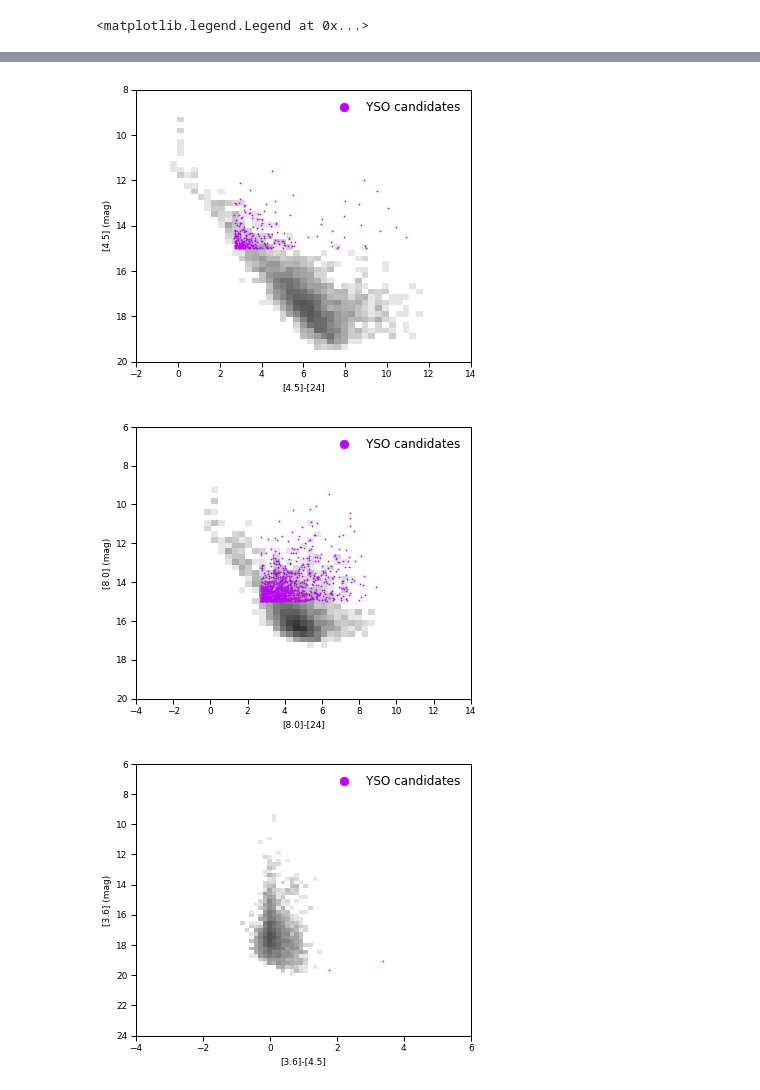
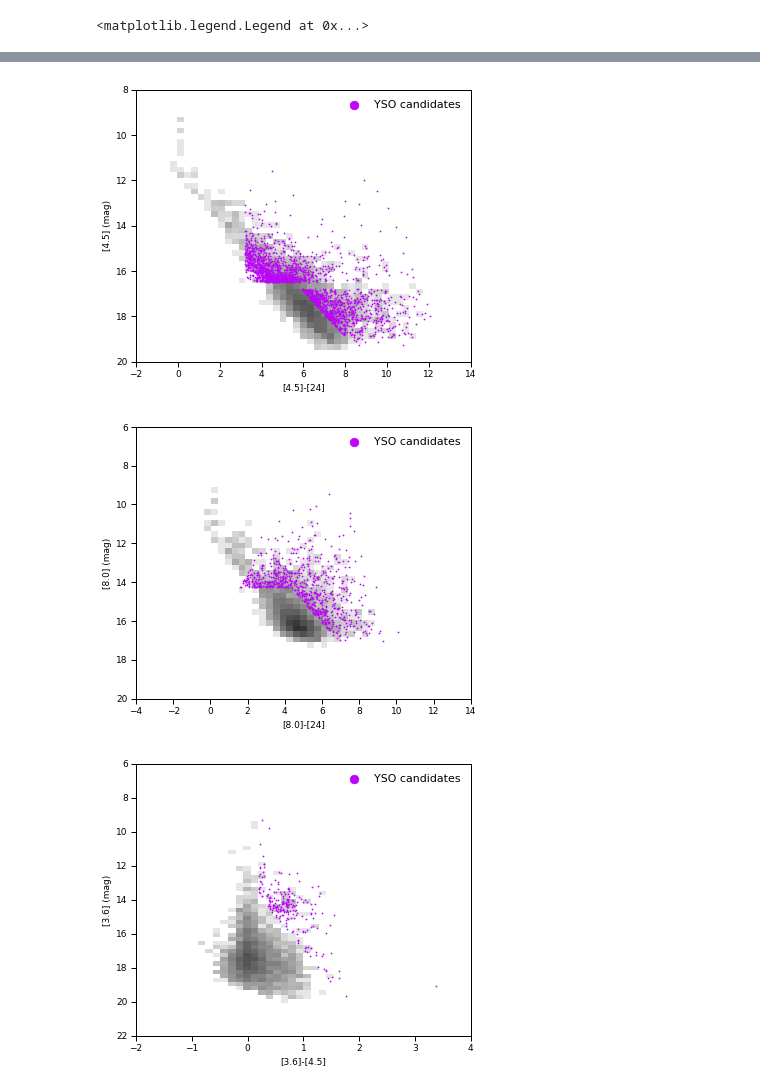
Before and after one commit to MichaelSharp7/YSOs, a Jupyter notebook: NGC6822_eg_trial.ipynb, the cells around one changed output, grey strips where cells are left out. Drawn from its saved outputs; the diff is of its cells as text; code cells hidden in the pictures.

```diff
--- a/NGC6822_eg_trial.ipynb
+++ b/NGC6822_eg_trial.ipynb
@@ -666,7 +812,7 @@ im = ax.imshow(numH,extent=extent,interpolation='nearest',
 
 im.set_clim(0,1.5)         #clipping values of the image to show.
 im.set_cmap('gist_yarg')   #choosing a color map
-plt.scatter(data['k36mag'][idx_ysoish_3658]-data['k58mag'][idx_ysoish_3658], data['k36mag'][idx_ysoish_3658], s=0.9,color=sns.xkcd_rgb['bright purple'], label="YSO candidates")
+plt.scatter(data['k36mag'][c2_idx]-data['k58mag'][c2_idx], data['k36mag'][c2_idx], s=0.9,color=sns.xkcd_rgb['bright purple'], label="YSO candidates")
 # Add a legend
 plt.legend(loc="upper right",frameon=False, scatterpoints=1, numpoints=1, markerscale=9.)
 
@@ -705,7 +851,7 @@ im = ax.imshow(numH,extent=extent,interpolation='nearest',
 
 im.set_clim(0,1.5)         #clipping values of the image to show.
 im.set_cmap('gist_yarg')   #choosing a color map
-plt.scatter(data['k45mag'][idx_ysoish_4558]-data['k58mag'][idx_ysoish_4558], data['k45mag'][idx_ysoish_4558], s=0.9,color=sns.xkcd_rgb['bright purple'], label="YSO candidates")
+plt.scatter(data['k45mag'][c3_idx]-data['k58mag'][c3_idx], data['k45mag'][c3_idx], s=0.9,color=sns.xkcd_rgb['bright purple'], label="YSO candidates")
 # Add a legend
 plt.legend(loc="upper right",frameon=False, scatterpoints=1, numpoints=1, markerscale=9.)
 
@@ -745,7 +891,7 @@ im = ax.imshow(numH,extent=extent,interpolation='nearest',
 
 im.set_clim(0,1.5)         #clipping values of the image to show.
 im.set_cmap('gist_yarg')   #choosing a color map
-plt.scatter(data['k45mag'][idx_ysoish_4580]-data['k80mag'][idx_ysoish_4580], data['k80mag'][idx_ysoish_4580], s=0.9,color=sns.xkcd_rgb['bright purple'], label="YSO candidates")
+plt.scatter(data['k45mag'][c4_idx]-data['k80mag'][c4_idx], data['k80mag'][c4_idx], s=0.9,color=sns.xkcd_rgb['bright purple'], label="YSO candidates")
 # Add a legend
 plt.legend(loc="upper right",frameon=False, scatterpoints=1, numpoints=1, markerscale=9.)
 
@@ -785,7 +931,7 @@ im = ax.imshow(numH,extent=extent,interpolation='nearest',
 
 im.set_clim(0,1.5)         #clipping values of the image to show.
 im.set_cmap('gist_yarg')   #choosing a color map
-plt.scatter(data['k45mag'][idx_ysoish_4524]-data['k24mag'][idx_ysoish_4524], data['k45mag'][idx_ysoish_4524], s=0.9,color=sns.xkcd_rgb['bright purple'], label="YSO candidates")
+plt.scatter(data['k45mag'][c5_idx]-data['k24mag'][c5_idx], data['k45mag'][c5_idx], s=0.9,color=sns.xkcd_rgb['bright purple'], label="YSO candidates")
 # Add a legend
 plt.legend(loc="upper right",frameon=False, scatterpoints=1, numpoints=1, markerscale=9.)
 
@@ -824,7 +970,7 @@ im = ax.imshow(numH,extent=extent,interpolation='nearest',
 
 im.set_clim(0,1.5)         #clipping values of the image to show.
 im.set_cmap('gist_yarg')   #choosing a color map
-plt.scatter(data['k80mag'][idx_ysoish_8024]-data['k24mag'][idx_ysoish_8024], data['k80mag'][idx_ysoish_8024], s=0.9,color=sns.xkcd_rgb['bright purple'], label="YSO candidates")
+plt.scatter(data['k80mag'][c6_idx]-data['k24mag'][c6_idx], data['k80mag'][c6_idx], s=0.9,color=sns.xkcd_rgb['bright purple'], label="YSO candidates")
 # Add a legend
 plt.legend(loc="upper right",frameon=False, scatterpoints=1, numpoints=1, markerscale=9.)
 
@@ -852,8 +998,8 @@ plt.clf()      #clears plot area
 ax = plt.gca() #sets up active plot region
 
 #Set up plot window: limits, titles, etc. Note the "ax" that was defined earlier.
-plt.setp(ax,xlim=[-4,6],
-         ylim=[24,6],
+plt.setp(ax,xlim=[-2,4],
+         ylim=[22,6],
          xlabel='[3.6]-[4.5]',
          ylabel='[3.6] (mag)')
 
@@ -864,7 +1010,7 @@ im = ax.imshow(numH,extent=extent,interpolation='nearest',
 
 im.set_clim(0,1.5)         #clipping values of the image to show.
 im.set_cmap('gist_yarg')   #choosing a color map
-plt.scatter(data['k36mag'][idx_ysoish_3645]-data['k45mag'][idx_ysoish_3645], data['k36mag'][idx_ysoish_3645], s=0.9,color=sns.xkcd_rgb['bright purple'], label="YSO candidates")
+plt.scatter(data['k36mag'][c7_idx]-data['k45mag'][c7_idx], data['k36mag'][c7_idx], s=0.9,color=sns.xkcd_rgb['bright purple'], label="YSO candidates")
 # Add a legend
 plt.legend(loc="upper right",frameon=False, scatterpoints=1, numpoints=1, markerscale=9.)
 # %% [output]
@@ -875,6 +1021,6 @@ plt.legend(loc="upper right",frameon=False, scatterpoints=1, numpoints=1, marker
-[figure, old version]
+[figure, new version]
-[figure, old version]
+[figure, new version]
-[figure, old version]
+[figure, new version]
 # %%
 #CCDs
 
```
Also changed, not shown: parts of 14 cells of this notebook.
